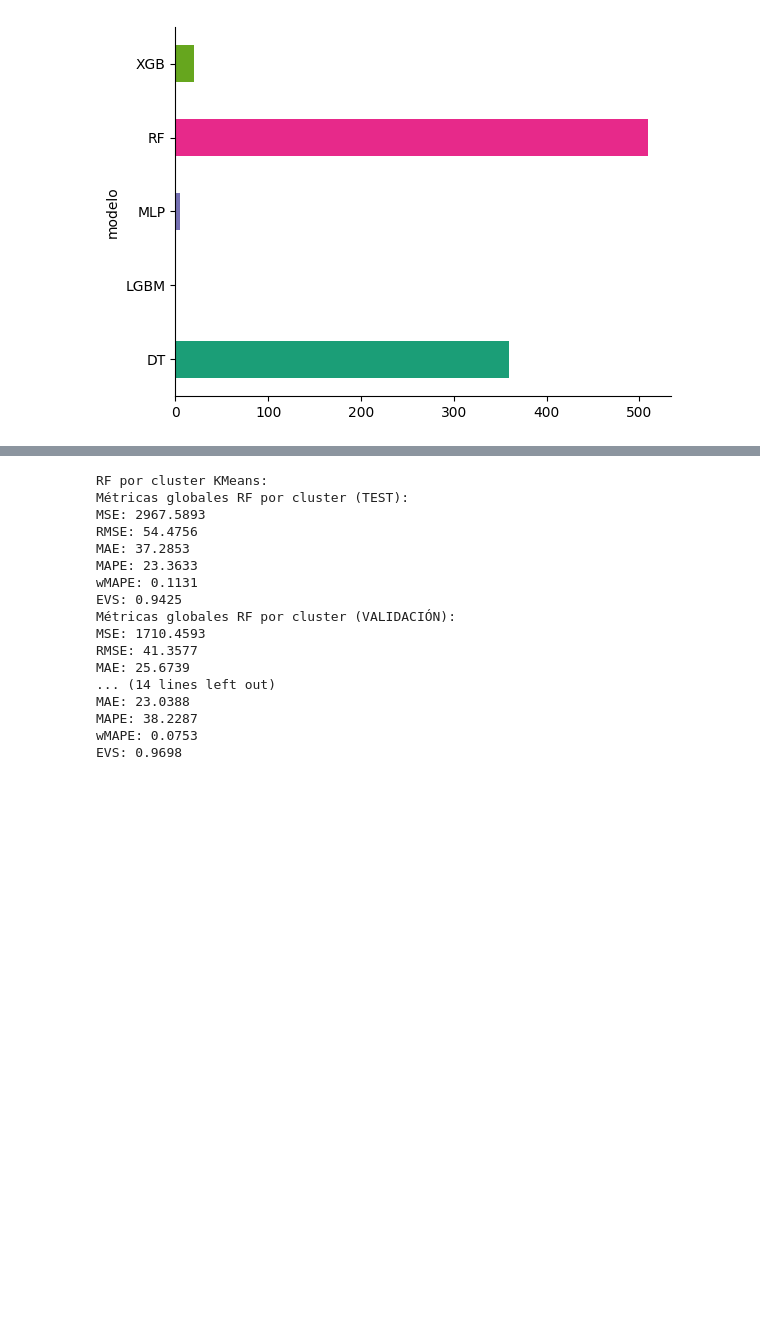
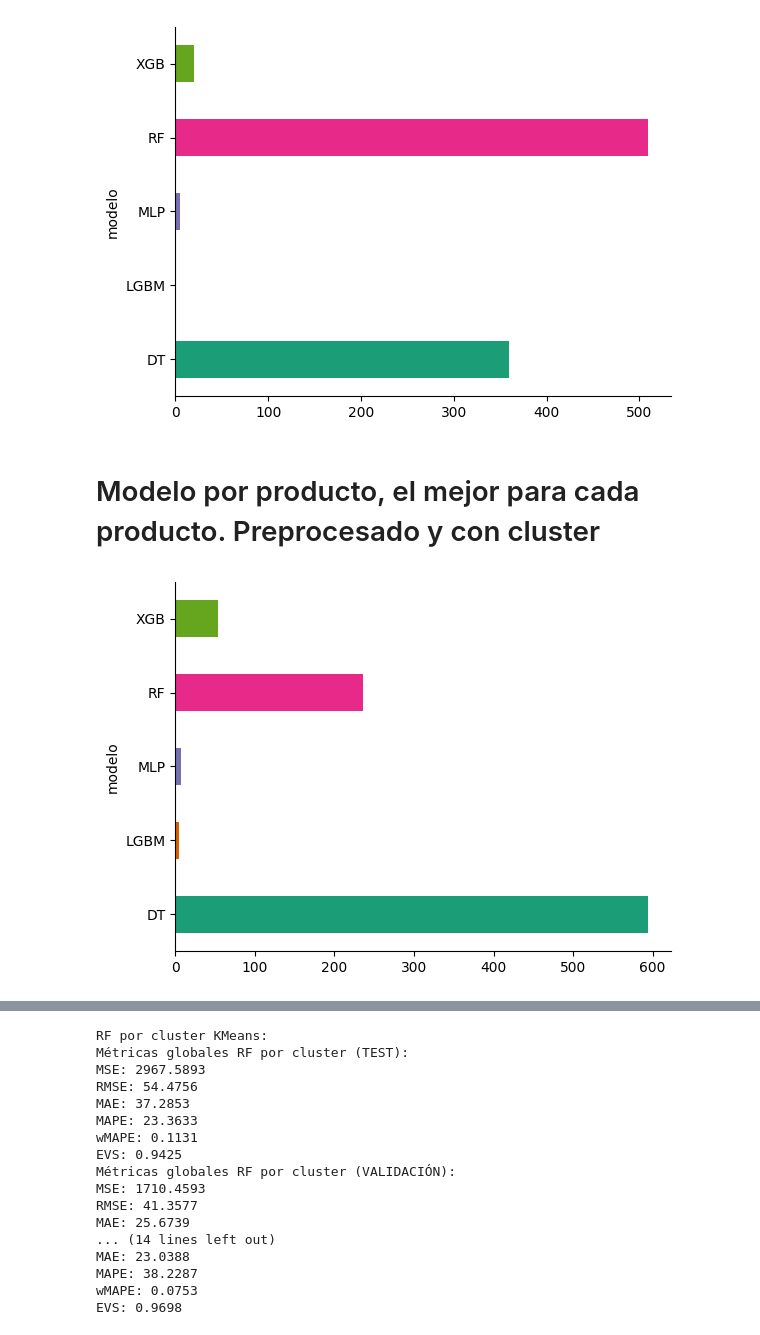
Before and after one commit to YesicaFdzr/TFM_Demand_Prediction, a Jupyter notebook: 02_preprocesado_modelado.ipynb, the cells around one changed output, grey strips where cells are left out. Drawn from its saved outputs; the diff is of its cells as text; code cells hidden in the pictures; blank space fills up the shorter version.

```diff
--- a/02_preprocesado_modelado.ipynb
+++ b/02_preprocesado_modelado.ipynb
@@ -2790,3 +2764,39 @@ best_models_per_product.groupby('modelo').size().plot(kind='barh', color=sns.pal
 plt.gca().spines[['top', 'right',]].set_visible(False)
 # %% [output]
 [figure]
+# %% [markdown]
+# Modelo por producto, el mejor para cada producto. Preprocesado y con cluster
+# %%
+#kmeans clean
+df_preds_test_rf_clean_kmeans['modelo'] = 'RF'
+df_preds_test_xgb_clean_kmeans['modelo'] = 'XGB'
+df_preds_test_mlp_clean_kmeans['modelo'] = 'MLP'
+df_preds_test_lgbm_clean_kmeans['modelo'] = 'LGBM'
+df_preds_test_dt_clean_kmeans['modelo'] = 'DT'
+
+# Combinar todas las predicciones en un solo DataFrame
+df_all_preds_clean_kmeans = pd.concat([
+    df_preds_test_rf_clean_kmeans.groupby(['producto', 'modelo'], as_index=False).agg({'metric_RMSE': 'first'}),
+    df_preds_test_xgb_clean_kmeans.groupby(['producto', 'modelo'], as_index=False).agg({'metric_RMSE': 'first'}),
+    df_preds_test_mlp_clean_kmeans.groupby(['producto', 'modelo'], as_index=False).agg({'metric_RMSE': 'first'}),
+    df_preds_test_lgbm_clean_kmeans.groupby(['producto', 'modelo'], as_index=False).agg({'metric_RMSE': 'first'}),
+    df_preds_test_dt_clean_kmeans.groupby(['producto', 'modelo'], as_index=False).agg({'metric_RMSE': 'first'})
+], ignore_index=True)
+
+#Renombrar columna RMSE
+df_all_preds_clean_kmeans = df_all_preds_clean_kmeans.rename(columns={'metric_RMSE': 'RMSE'})
+
+#Identificar el mejor modelo por producto
+best_models_per_product_kmeans = df_all_preds_clean_kmeans.loc[df_all_preds_clean_kmeans.groupby('producto')['RMSE'].idxmin()].reset_index(drop=True)
+
+# Ordenamos por producto
+best_models_per_product_kmeans = best_models_per_product_kmeans.sort_values(by='producto').reset_index(drop=True)
+
+#Guardamos el resultado en un CSV
+best_models_per_product_kmeans.to_csv('Mejores_Modelos_por_Producto_Kmeans.csv', index=False)
+
+#Visuaizacion de los mejores modelos por producto
+best_models_per_product_kmeans.groupby('modelo').size().plot(kind='barh', color=sns.palettes.mpl_palette('Dark2'))
+plt.gca().spines[['top', 'right',]].set_visible(False)
+# %% [output]
+[figure, added]
```
Also changed, not shown: parts of 6 cells of this notebook, 1 other file.
